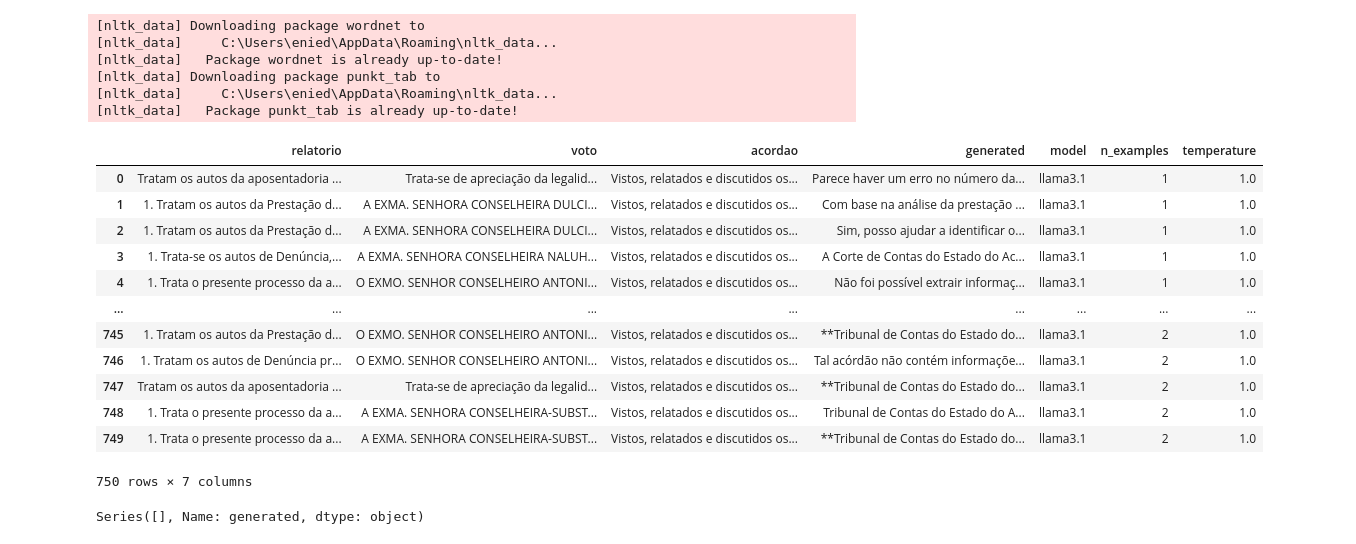
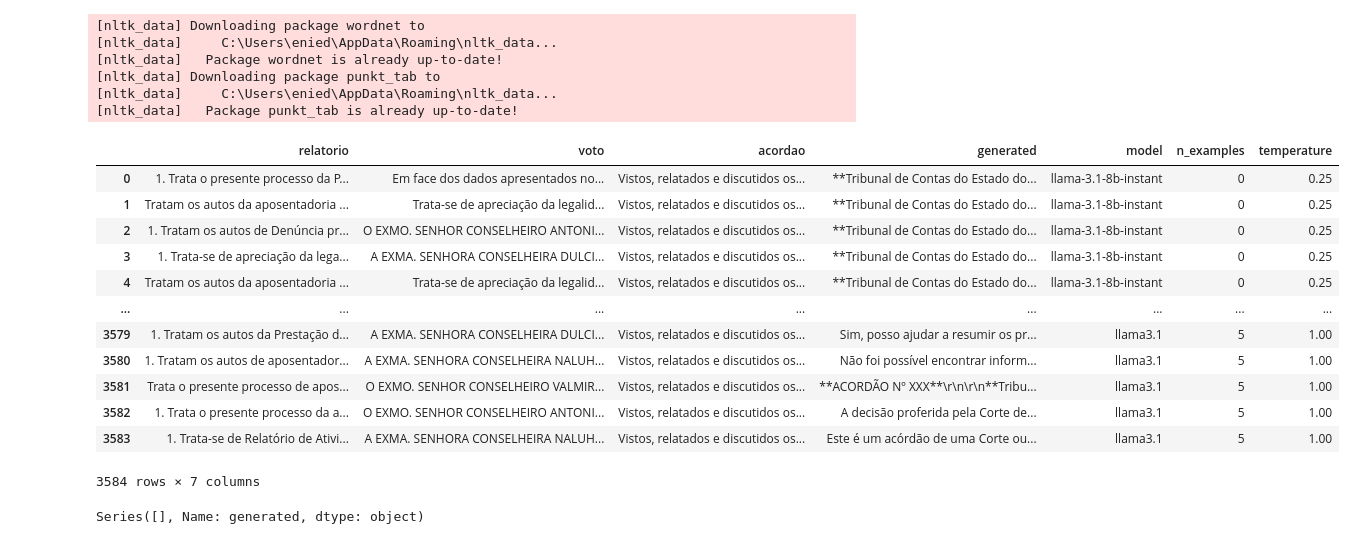
Before and after one commit to eniedson/aprendizado-maquina, a Jupyter notebook: experiments/experiment.ipynb, the cells around one changed output. Saved outputs shown, nothing was run; the diff lists cells and outputs as text; code cells hidden in the pictures.

```diff
--- a/experiments/experiment.ipynb
+++ b/experiments/experiment.ipynb
@@ -408,25 +463,25 @@ calc_result_df = pd.read_csv('../evaluation.csv')
 # %%
 files_path = '../results/'
 
 dfs = []
 for file in os.listdir(files_path):
     if file.endswith('.csv'):
         df_file = pd.read_csv(os.path.join(files_path, file))
         dfs.append(df_file)
 
 result_df = pd.concat(dfs, ignore_index=True)
-result_df.sample(10)
+result_df
 # %% [output]
 |  | relatorio | voto | acordao | generated | model | n_examples | temperature |
-| 0 | Tratam os autos da aposentadoria ... | Trata-se de apreciação da legalid... | Vistos, relatados e discutidos os... | Parece haver um erro no número da... | llama3.1 | 1 | 1.0 |
-| 1 | 1. Tratam os autos da Prestação d... | A EXMA. SENHORA CONSELHEIRA DULCI... | Vistos, relatados e discutidos os... | Com base na análise da prestação ... | llama3.1 | 1 | 1.0 |
-| 2 | 1. Tratam os autos da Prestação d... | A EXMA. SENHORA CONSELHEIRA DULCI... | Vistos, relatados e discutidos os... | Sim, posso ajudar a identificar o... | llama3.1 | 1 | 1.0 |
-| 3 | 1. Trata-se os autos de Denúncia,... | A EXMA. SENHORA CONSELHEIRA NALUH... | Vistos, relatados e discutidos os... | A Corte de Contas do Estado do Ac... | llama3.1 | 1 | 1.0 |
-| 4 | 1. Trata o presente processo da a... | O EXMO. SENHOR CONSELHEIRO ANTONI... | Vistos, relatados e discutidos os... | Não foi possível extrair informaç... | llama3.1 | 1 | 1.0 |
+| 0 | 1. Trata o presente processo da P... | Em face dos dados apresentados no... | Vistos, relatados e discutidos os... | **Tribunal de Contas do Estado do... | llama-3.1-8b-instant | 0 | 0.25 |
+| 1 | Tratam os autos da aposentadoria ... | Trata-se de apreciação da legalid... | Vistos, relatados e discutidos os... | **Tribunal de Contas do Estado do... | llama-3.1-8b-instant | 0 | 0.25 |
+| 2 | 1. Tratam os autos de Denúncia pr... | O EXMO. SENHOR CONSELHEIRO ANTONI... | Vistos, relatados e discutidos os... | **Tribunal de Contas do Estado do... | llama-3.1-8b-instant | 0 | 0.25 |
+| 3 | 1. Trata-se de apreciação da lega... | A EXMA. SENHORA CONSELHEIRA DULCI... | Vistos, relatados e discutidos os... | **Tribunal de Contas do Estado do... | llama-3.1-8b-instant | 0 | 0.25 |
+| 4 | Tratam os autos da aposentadoria ... | Trata-se de apreciação da legalid... | Vistos, relatados e discutidos os... | **Tribunal de Contas do Estado do... | llama-3.1-8b-instant | 0 | 0.25 |
 | ... | ... | ... | ... | ... | ... | ... | ... |
-| 745 | 1. Tratam os autos da Prestação d... | O EXMO. SENHOR CONSELHEIRO ANTONI... | Vistos, relatados e discutidos os... | **Tribunal de Contas do Estado do... | llama3.1 | 2 | 1.0 |
-| 746 | 1. Tratam os autos de Denúncia pr... | O EXMO. SENHOR CONSELHEIRO ANTONI... | Vistos, relatados e discutidos os... | Tal acórdão não contém informaçõe... | llama3.1 | 2 | 1.0 |
-| 747 | Tratam os autos da aposentadoria ... | Trata-se de apreciação da legalid... | Vistos, relatados e discutidos os... | **Tribunal de Contas do Estado do... | llama3.1 | 2 | 1.0 |
-| 748 | 1. Trata o presente processo da a... | A EXMA. SENHORA CONSELHEIRA-SUBST... | Vistos, relatados e discutidos os... | Tribunal de Contas do Estado do A... | llama3.1 | 2 | 1.0 |
-| 749 | 1. Trata o presente processo da a... | A EXMA. SENHORA CONSELHEIRA-SUBST... | Vistos, relatados e discutidos os... | **Tribunal de Contas do Estado do... | llama3.1 | 2 | 1.0 |
+| 3579 | 1. Tratam os autos da Prestação d... | A EXMA. SENHORA CONSELHEIRA DULCI... | Vistos, relatados e discutidos os... | Sim, posso ajudar a resumir os pr... | llama3.1 | 5 | 1.00 |
+| 3580 | 1. Tratam os autos de aposentador... | A EXMA. SENHORA CONSELHEIRA NALUH... | Vistos, relatados e discutidos os... | Não foi possível encontrar inform... | llama3.1 | 5 | 1.00 |
+| 3581 | Trata o presente processo de apos... | O EXMO. SENHOR CONSELHEIRO VALMIR... | Vistos, relatados e discutidos os... | **ACORDÃO Nº XXX**\r\n\r\n**Tribu... | llama3.1 | 5 | 1.00 |
+| 3582 | 1. Trata o presente processo da a... | O EXMO. SENHOR CONSELHEIRO ANTONI... | Vistos, relatados e discutidos os... | A decisão proferida pela Corte de... | llama3.1 | 5 | 1.00 |
+| 3583 | 1. Trata-se de Relatório de Ativi... | A EXMA. SENHORA CONSELHEIRA NALUH... | Vistos, relatados e discutidos os... | Este é um acórdão de uma Corte ou... | llama3.1 | 5 | 1.00 |
-750 rows × 7 columns
+3584 rows × 7 columns
```
Also changed, not shown: parts of 8 cells of this notebook, 4 other files.
